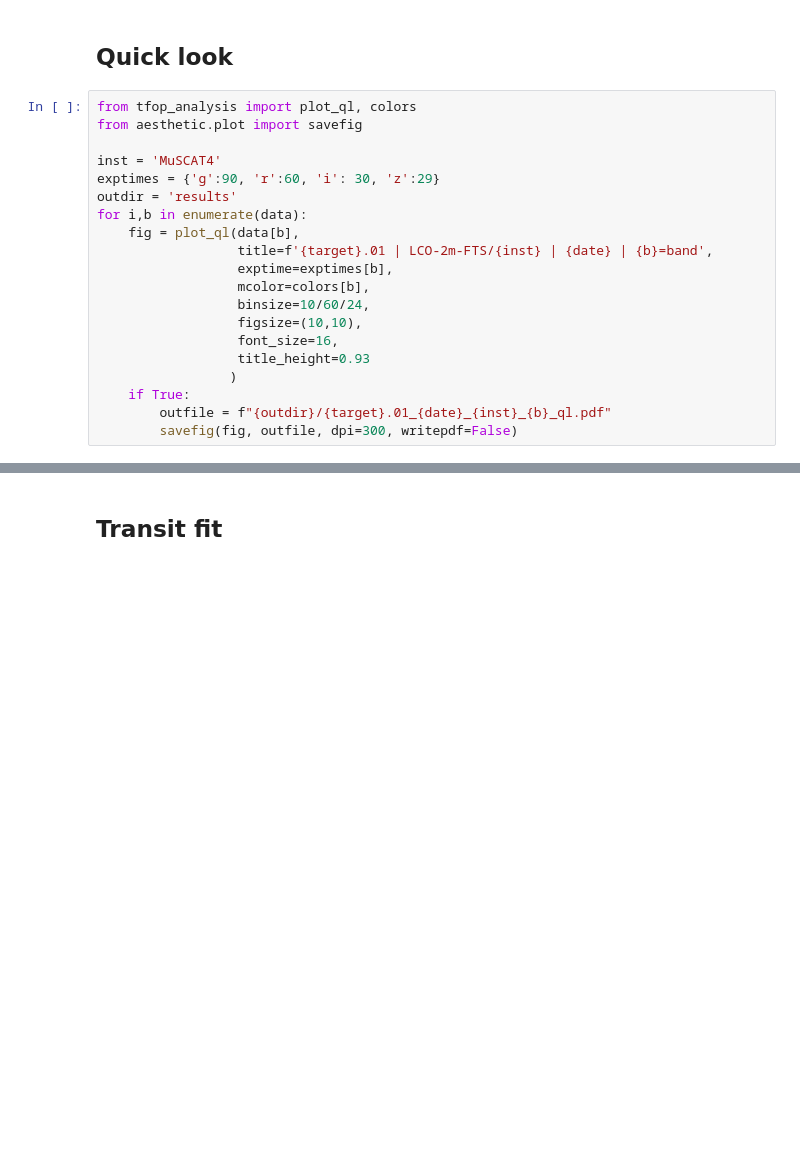
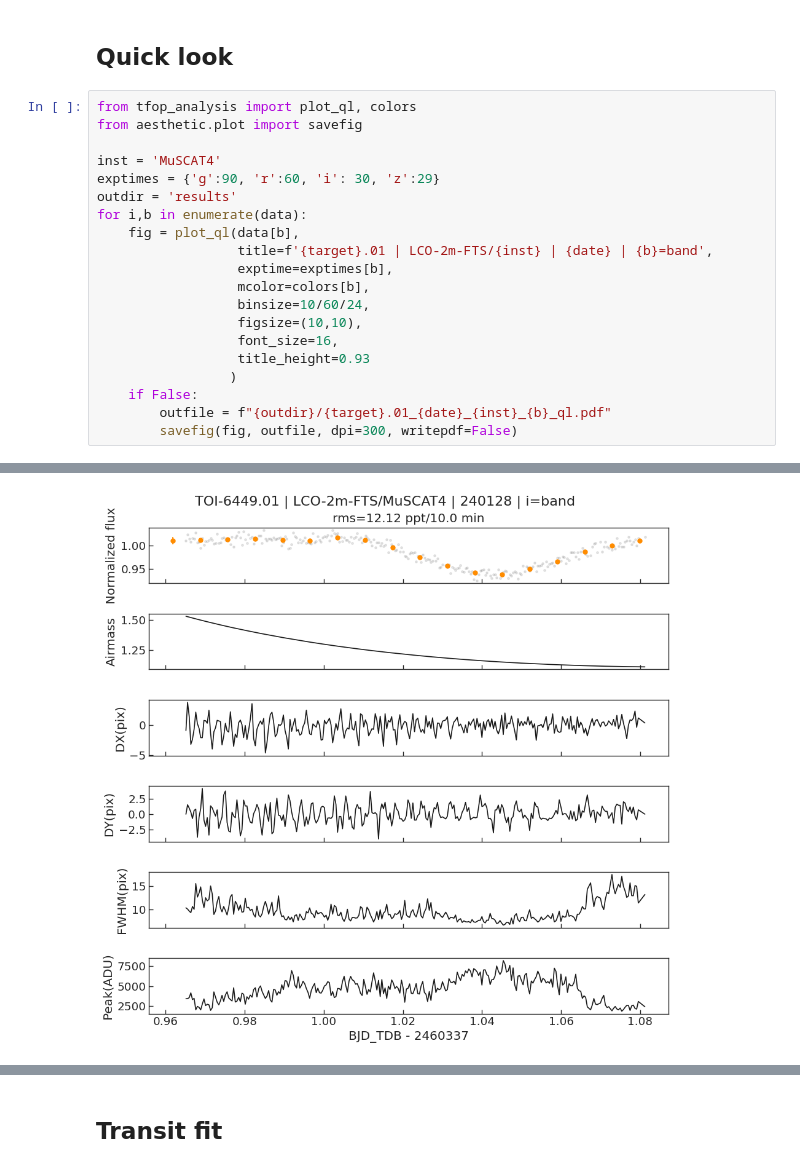
Before and after one commit to jpdeleon/tfop_code, a Jupyter notebook: tfop_template.ipynb, the cells around one changed output, grey strips where cells are left out. Cells and saved outputs as stored; diff of their text form; blank space fills up the shorter version.

```diff
--- a/tfop_template.ipynb
+++ b/tfop_template.ipynb
@@ -128,7 +129,7 @@ for i,b in enumerate(data):
                   font_size=16,
                   title_height=0.93
                  )
-    if True:
+    if False:
         outfile = f"{outdir}/{target}.01_{date}_{inst}_{b}_ql.pdf"
         savefig(fig, outfile, dpi=300, writepdf=False)
 # %% [output]
@@ -138,0 +136 @@ for i,b in enumerate(data):
+[figure, added]
```
Also changed, not shown: parts of 15 cells of this notebook, 1 other file.
